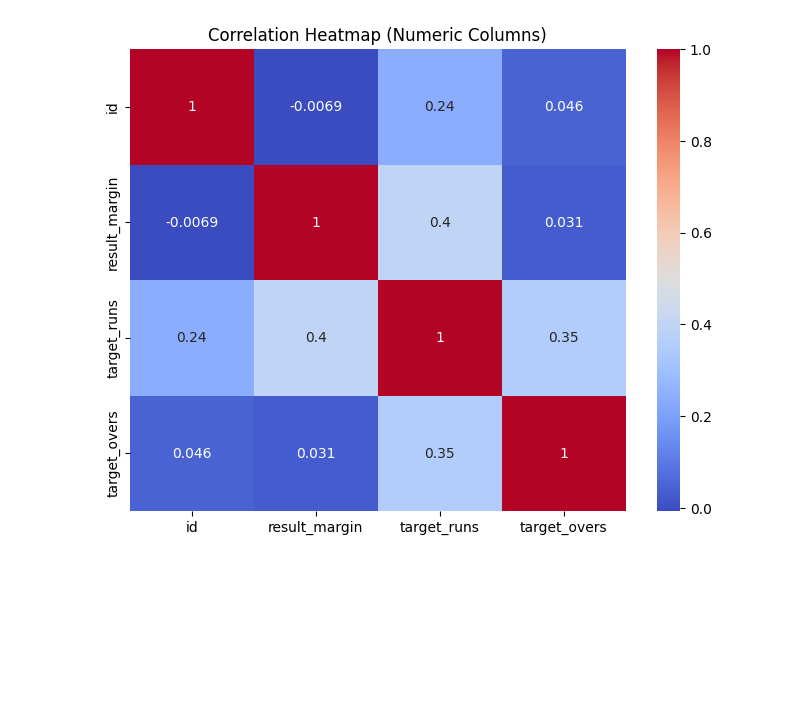
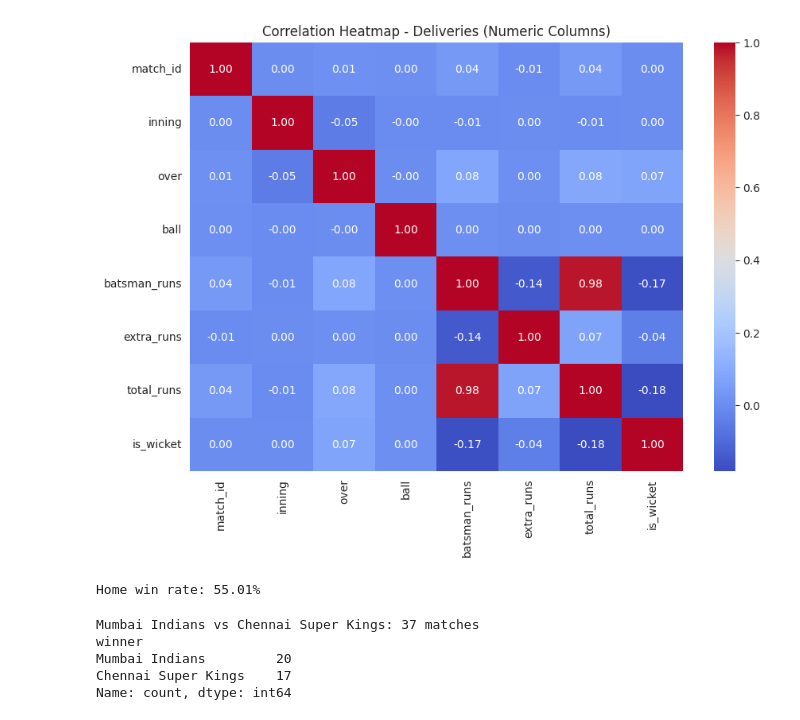
Before and after one commit to Bhanu-Jakka/ML_Project, a Jupyter notebook: EDA_IPL_MatchPrediction.ipynb, the cells around one changed output. Saved outputs shown, nothing was run; the diff lists cells and outputs as text; code cells hidden in the pictures; blank space fills up the shorter version.

```diff
--- a/EDA_IPL_MatchPrediction.ipynb
+++ b/EDA_IPL_MatchPrediction.ipynb
@@ -1,8 +1,11 @@
 # %% [markdown]
 <a href="https://colab.research.google.com/github/Bhanu-Jakka/ML_Project/blob/main/EDA_IPL_MatchPrediction.ipynb" target="_parent"><img src="https://colab.research.google.com/assets/colab-badge.svg" alt="Open In Colab"/></a>
 # %%
-# Load the libraries
+#Imports
 import pandas as pd
 import numpy as np
 import matplotlib.pyplot as plt
 import seaborn as sns
+
+pd.set_option('display.max_columns', None)
+sns.set_style('whitegrid')
@@ -118 +99,14 @@ dtype: int64
+# %%
+#Clean up team names
+rename_map = {
+    'Delhi Daredevils': 'Delhi Capitals',
+    'Deccan Chargers': 'Sunrisers Hyderabad',
+    'Kings XI Punjab': 'Punjab Kings'
+}
+
+for col in ['team1', 'team2', 'toss_winner', 'winner']:
+    matches[col] = matches[col].replace(rename_map)
+
+for col in ['batting_team', 'bowling_team']:
+    deliveries[col] = deliveries[col].replace(rename_map)
 # %%
@@ -209,9 +295,43 @@ plt.show()
 # %%
-#Correlation heatmap
-numeric_cols = matches.select_dtypes(include=['int64', 'float64'])
-plt.figure(figsize=(8,6))
-sns.heatmap(numeric_cols.corr(), annot=True, cmap='coolwarm')
-plt.title('Correlation Heatmap (Numeric Columns)')
+# Correlation heatmap
+numeric_df = deliveries.select_dtypes(include='number')
+correlation = numeric_df.corr()
+
+plt.figure(figsize=(10,7))
+sns.heatmap(correlation, annot=True, cmap='coolwarm', fmt='.2f')
+plt.title('Correlation Heatmap - Deliveries (Numeric Columns)')
 plt.show()
 # %% [output]
-[figure, old version]
+[figure, new version]
+# %%
+# Home vs Away win rate
+# Map each team to its "home" city based on most frequent venue city where they played
+city_home = matches.melt(id_vars=['city'], value_vars=['team1','team2'], value_name='team') \
+                    .groupby('team')['city'].agg(lambda x: x.value_counts().idxmax())
+
+matches['team1_home'] = matches['team1'].map(city_home) == matches['city']
+matches['team2_home'] = matches['team2'].map(city_home) == matches['city']
+
+home_wins = matches[(matches['team1_home']) & (matches['winner'] == matches['team1'])].shape[0] + \
+            matches[(matches['team2_home']) & (matches['winner'] == matches['team2'])].shape[0]
+home_matches = matches['team1_home'].sum() + matches['team2_home'].sum()
+
+print(f"Home win rate: {home_wins/home_matches*100:.2f}%")
+# %% [output]
+Home win rate: 55.01%
+# %%
+#Head-to-head between two teams
+def head_to_head(team_a, team_b, matches_df):
+    h2h = matches_df[((matches_df['team1']==team_a) & (matches_df['team2']==team_b)) |
+                      ((matches_df['team1']==team_b) & (matches_df['team2']==team_a))]
+    print(f"{team_a} vs {team_b}: {len(h2h)} matches")
+    print(h2h['winner'].value_counts())
+    return h2h
+
+_ = head_to_head('Mumbai Indians', 'Chennai Super Kings', matches)
+# %% [output]
+Mumbai Indians vs Chennai Super Kings: 37 matches
+winner
+Mumbai Indians         20
+Chennai Super Kings    17
+Name: count, dtype: int64
```
Also changed, not shown: parts of 26 cells of this notebook.
